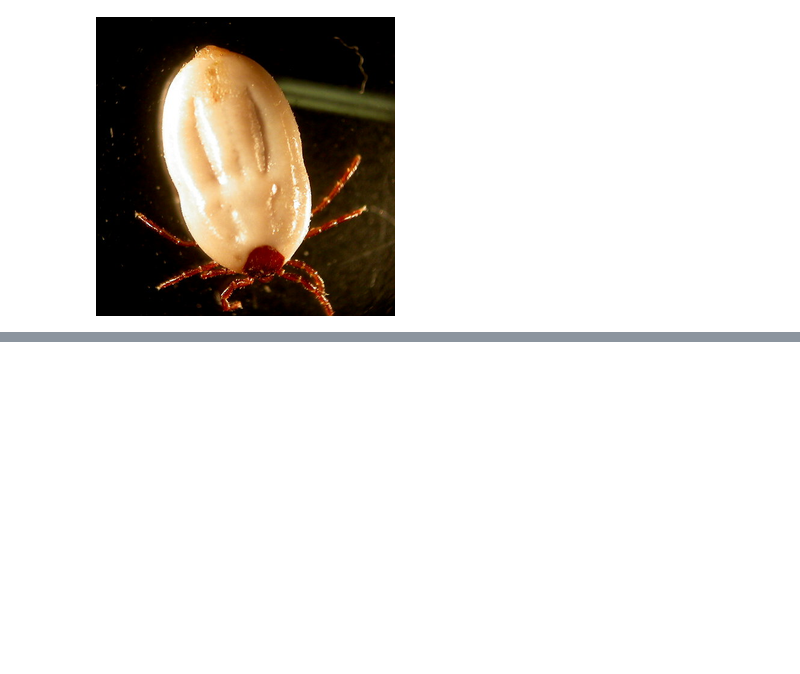
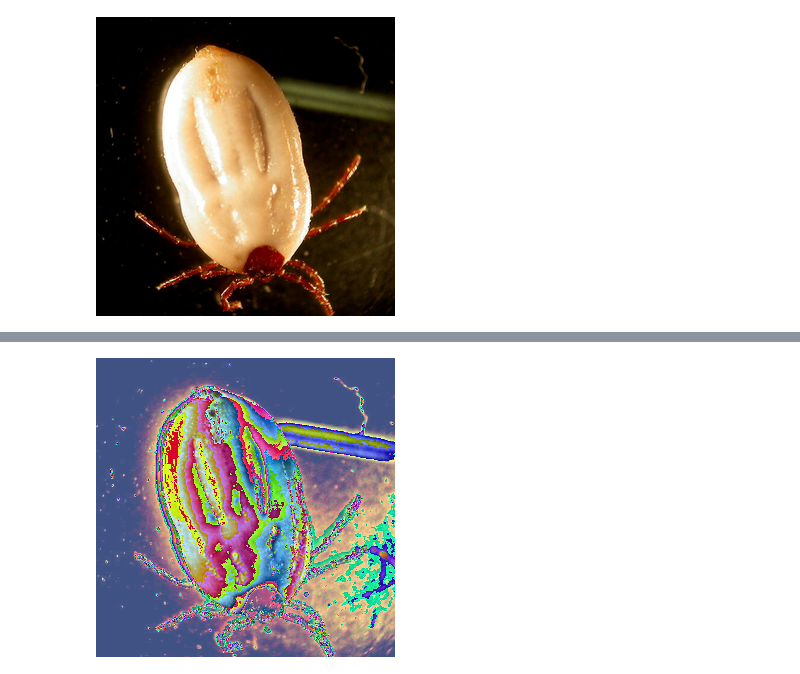
Before and after one commit to abhhfcgjk/VG_Architectural_Adversarial_Robustness, a Jupyter notebook: graphs.ipynb, the cells around one changed output, grey strips where cells are left out. Cells and saved outputs as stored; diff of their text form; code cells hidden in the pictures; blank space fills up the shorter version.

```diff
--- a/graphs.ipynb
+++ b/graphs.ipynb
@@ -115,0 +122,6 @@ lam
+# %%
+im = (lam)*im2
+transform = T.ToPILImage()
+transform(im)
+# %% [output]
+[figure, added]
```
Also changed, not shown: parts of 3 cells of this notebook, 7 other files.
